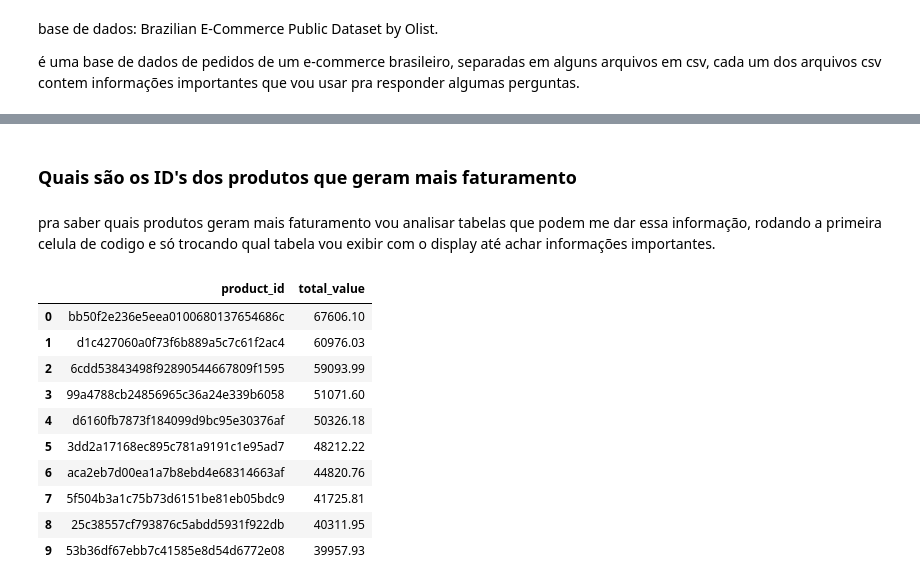
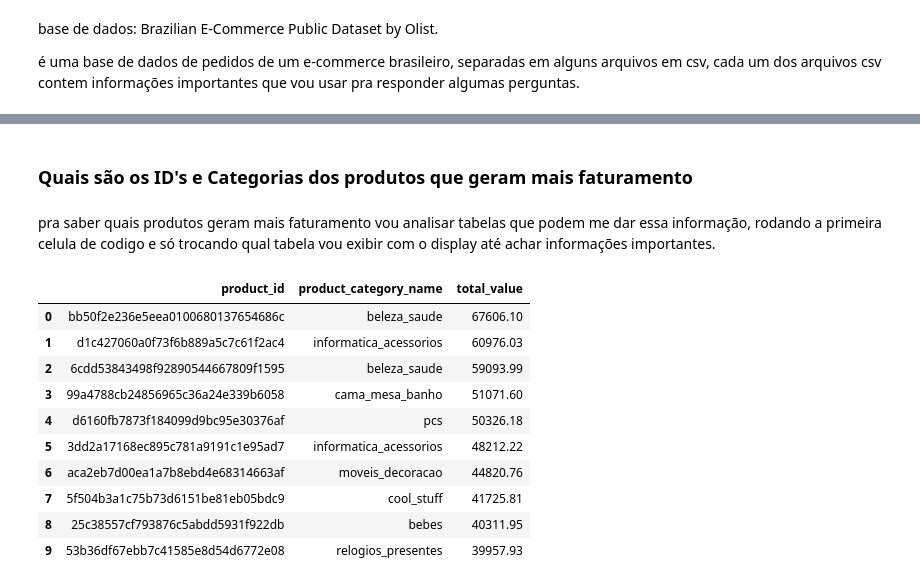
Before and after one commit to jgabryelp/projeto-analise-de-dados-ecommerce-, a Jupyter notebook: analiseseccomerce.ipynb, the cells around one changed output, grey strips where cells are left out. Drawn from its saved outputs; the diff is of its cells as text; code cells hidden in the pictures.

```diff
--- a/analiseseccomerce.ipynb
+++ b/analiseseccomerce.ipynb
@@ -42,25 +30,25 @@ display(tabelaprodutos)
 # %% [markdown]
-### Quais são os ID's dos produtos que geram mais faturamento
+### Quais são os ID's e Categorias dos produtos que geram mais faturamento
 # %% [markdown]
 pra saber quais produtos geram mais faturamento vou analisar tabelas que podem me dar essa informação, rodando a primeira celula de codigo e só trocando qual tabela vou exibir com o display até achar informações importantes.
 # %%
-produtosquemaisfaturam = tabelainfopedidos[["product_id", "price", "freight_value"]] #a tabela infopedidos nos dá 3 informções importantes, o preço, valor do frete e id do produto, por isso separei elas em outro dataframe
-produtosquemaisfaturam = produtosquemaisfaturam.groupby("product_id").sum() #os itens da coluna product_id passam a aparecer só uma vez, e os preços são somados em cada coluna restante
+produtosquemaisfaturam = tabelainfopedidos[["product_id", "price", "freight_value"]].merge(tabelaprodutos[["product_id", "product_category_name"]], on="product_id") #a tabela infopedidos nos dá 3 informções importantes, o preço, valor do frete e id do produto, por isso separei elas em outro dataframe
+produtosquemaisfaturam = produtosquemaisfaturam.groupby(["product_id", "product_category_name"]).sum() #os itens da coluna product_id passam a aparecer só uma vez, e os preços são somados em cada coluna restante
 
 produtosquemaisfaturam["total_value"] = produtosquemaisfaturam["price"] + produtosquemaisfaturam["freight_value"] #criando uma nova coluna com o valor dos preços totais de cada produto (soma do preço e valor do frete)
 produtosquemaisfaturam = produtosquemaisfaturam[["total_value"]].sort_values(by="total_value", ascending= False) #excluindo as outras colunas já que não são relevantes mais e ordenando os valores totais dos produtos do maior para o menor
 produtosquemaisfaturam = produtosquemaisfaturam[:10] #selecionando só os 10 produtos que mais faturaram
 produtosquemaisfaturam = produtosquemaisfaturam.reset_index() #product id passa a seruma coluna normal, sem estar no index, facilitando algumas analises
 display(produtosquemaisfaturam)
 # %% [output]
-|  | product_id | total_value |
-| 0 | bb50f2e236e5eea0100680137654686c | 67606.10 |
-| 1 | d1c427060a0f73f6b889a5c7c61f2ac4 | 60976.03 |
-| 2 | 6cdd53843498f92890544667809f1595 | 59093.99 |
-| 3 | 99a4788cb24856965c36a24e339b6058 | 51071.60 |
-| 4 | d6160fb7873f184099d9bc95e30376af | 50326.18 |
-| 5 | 3dd2a17168ec895c781a9191c1e95ad7 | 48212.22 |
-| 6 | aca2eb7d00ea1a7b8ebd4e68314663af | 44820.76 |
-| 7 | 5f504b3a1c75b73d6151be81eb05bdc9 | 41725.81 |
-| 8 | 25c38557cf793876c5abdd5931f922db | 40311.95 |
-| 9 | 53b36df67ebb7c41585e8d54d6772e08 | 39957.93 |
+|  | product_id | product_category_name | total_value |
+| 0 | bb50f2e236e5eea0100680137654686c | beleza_saude | 67606.10 |
+| 1 | d1c427060a0f73f6b889a5c7c61f2ac4 | informatica_acessorios | 60976.03 |
+| 2 | 6cdd53843498f92890544667809f1595 | beleza_saude | 59093.99 |
+| 3 | 99a4788cb24856965c36a24e339b6058 | cama_mesa_banho | 51071.60 |
+| 4 | d6160fb7873f184099d9bc95e30376af | pcs | 50326.18 |
+| 5 | 3dd2a17168ec895c781a9191c1e95ad7 | informatica_acessorios | 48212.22 |
+| 6 | aca2eb7d00ea1a7b8ebd4e68314663af | moveis_decoracao | 44820.76 |
+| 7 | 5f504b3a1c75b73d6151be81eb05bdc9 | cool_stuff | 41725.81 |
+| 8 | 25c38557cf793876c5abdd5931f922db | bebes | 40311.95 |
+| 9 | 53b36df67ebb7c41585e8d54d6772e08 | relogios_presentes | 39957.93 |
```
Also changed, not shown: parts of 3 cells of this notebook.
